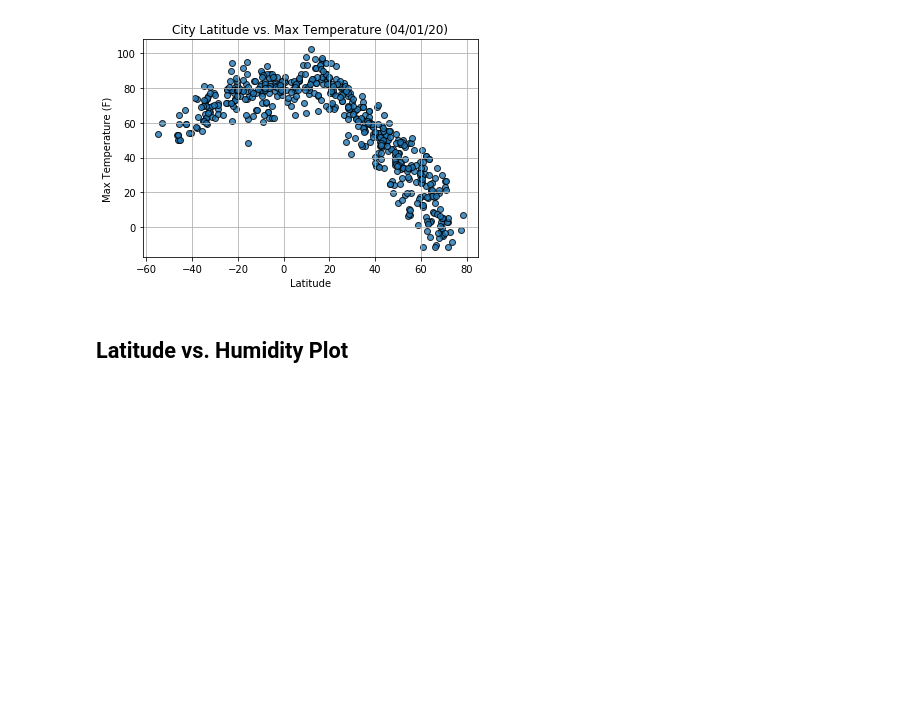
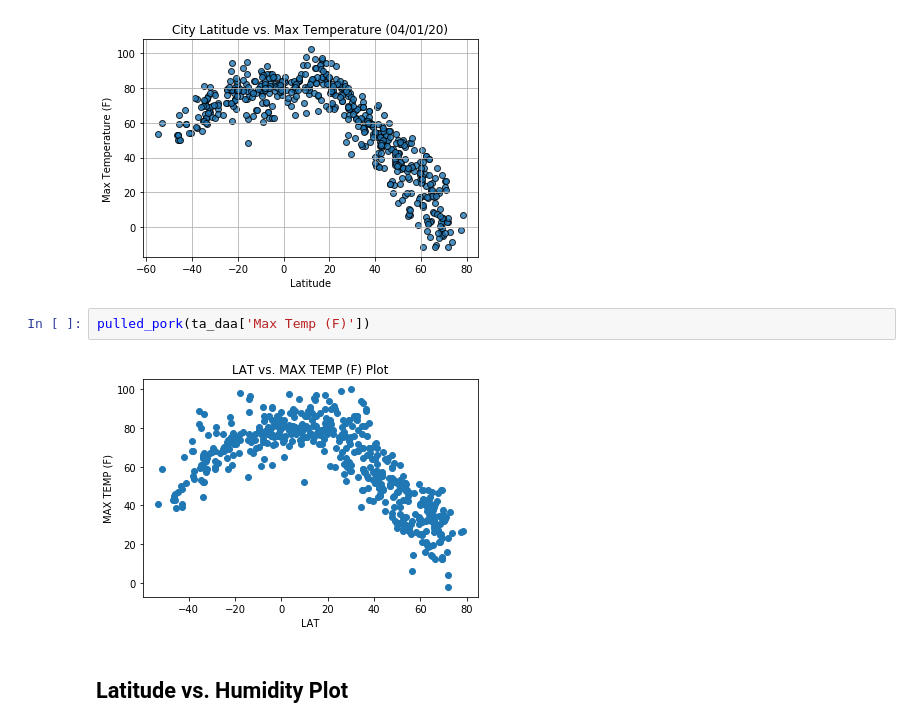
Before and after one commit to devindubin/python-api-challenge, a Jupyter notebook: WeatherPy/WeatherPy-worker.ipynb, the cells around one changed output. Drawn from its saved outputs; the diff is of its cells as text; blank space fills up the shorter version.

```diff
--- a/WeatherPy/WeatherPy-worker.ipynb
+++ b/WeatherPy/WeatherPy-worker.ipynb
@@ -170,6 +247,10 @@ Int64Index([], dtype='int64')
 # %%
 # %% [output]
 [figure]
+# %%
+pulled_pork(ta_daa['Max Temp (F)'])
+# %% [output]
+[figure, added]
 # %% [markdown]
 ## Latitude vs. Humidity Plot
 # %%
```
Also changed, not shown: parts of 20 cells of this notebook.
